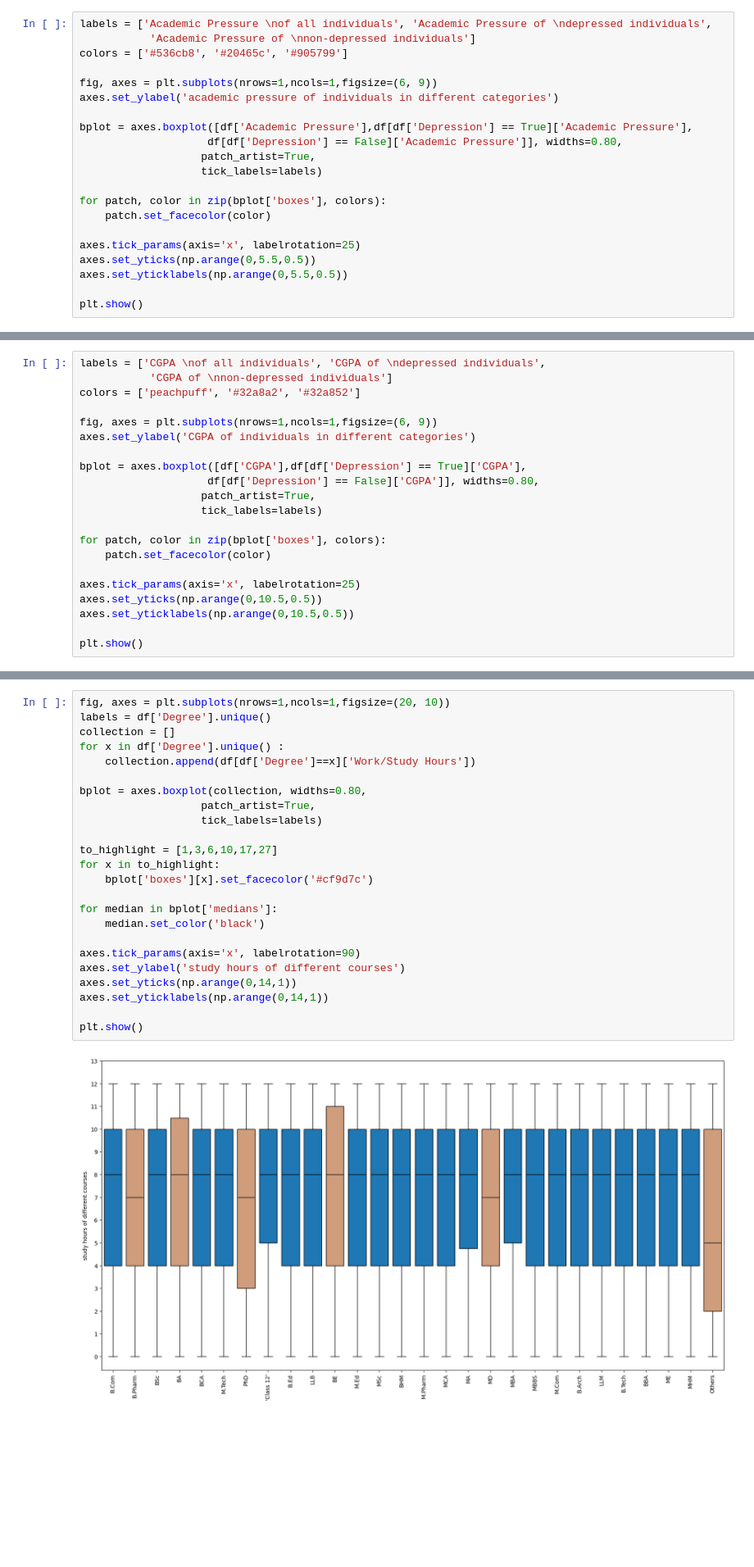
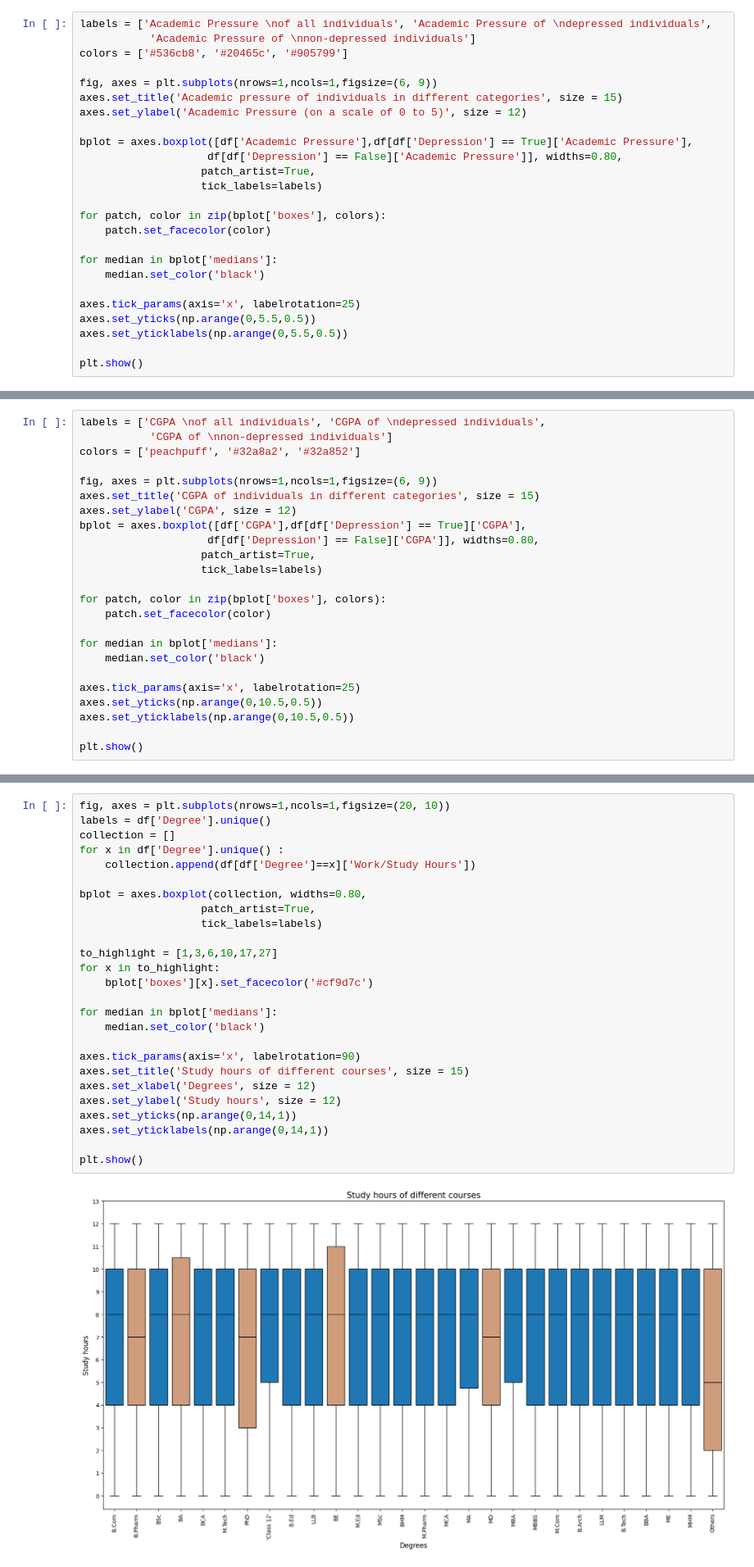
Before and after one commit to gagankumar2488/student_depression_data_analysis, a Jupyter notebook: analysis/analysis_process.ipynb, the cells around one changed output, grey strips where cells are left out. Shown at 82% size. Saved outputs shown, nothing was run; the diff lists cells and outputs as text; blank space fills up the shorter version.

```diff
--- a/analysis/analysis_process.ipynb
+++ b/analysis/analysis_process.ipynb
@@ -205,7 +222,8 @@ labels = ['Academic Pressure \nof all individuals', 'Academic Pressure of \ndepr
 colors = ['#536cb8', '#20465c', '#905799']
 
 fig, axes = plt.subplots(nrows=1,ncols=1,figsize=(6, 9))
-axes.set_ylabel('academic pressure of individuals in different categories')
+axes.set_title('Academic pressure of individuals in different categories', size = 15)
+axes.set_ylabel('Academic Pressure (on a scale of 0 to 5)', size = 12)
 
 bplot = axes.boxplot([df['Academic Pressure'],df[df['Depression'] == True]['Academic Pressure'],
                     df[df['Depression'] == False]['Academic Pressure']], widths=0.80,
@@ -215,6 +233,9 @@ bplot = axes.boxplot([df['Academic Pressure'],df[df['Depression'] == True]['Acad
 for patch, color in zip(bplot['boxes'], colors):
     patch.set_facecolor(color)
 
+for median in bplot['medians']:
+    median.set_color('black')
+
 axes.tick_params(axis='x', labelrotation=25)
 axes.set_yticks(np.arange(0,5.5,0.5))
 axes.set_yticklabels(np.arange(0,5.5,0.5))
@@ -228,8 +249,8 @@ labels = ['CGPA \nof all individuals', 'CGPA of \ndepressed individuals',
 colors = ['peachpuff', '#32a8a2', '#32a852']
 
 fig, axes = plt.subplots(nrows=1,ncols=1,figsize=(6, 9))
-axes.set_ylabel('CGPA of individuals in different categories')
-
+axes.set_title('CGPA of individuals in different categories', size = 15)
+axes.set_ylabel('CGPA', size = 12)
 bplot = axes.boxplot([df['CGPA'],df[df['Depression'] == True]['CGPA'],
                     df[df['Depression'] == False]['CGPA']], widths=0.80,
                    patch_artist=True,
@@ -238,6 +259,9 @@ bplot = axes.boxplot([df['CGPA'],df[df['Depression'] == True]['CGPA'],
 for patch, color in zip(bplot['boxes'], colors):
     patch.set_facecolor(color)
 
+for median in bplot['medians']:
+    median.set_color('black')
+
 axes.tick_params(axis='x', labelrotation=25)
 axes.set_yticks(np.arange(0,10.5,0.5))
 axes.set_yticklabels(np.arange(0,10.5,0.5))
@@ -248,29 +272,31 @@ plt.show()
 # %%
 fig, axes = plt.subplots(nrows=1,ncols=1,figsize=(20, 10))
 labels = df['Degree'].unique()
 collection = []
 for x in df['Degree'].unique() :
     collection.append(df[df['Degree']==x]['Work/Study Hours'])
 
 bplot = axes.boxplot(collection, widths=0.80,
                    patch_artist=True,
                    tick_labels=labels)
 
 to_highlight = [1,3,6,10,17,27]
 for x in to_highlight:
     bplot['boxes'][x].set_facecolor('#cf9d7c')
 
 for median in bplot['medians']:
     median.set_color('black')
 
 axes.tick_params(axis='x', labelrotation=90)
-axes.set_ylabel('study hours of different courses')
+axes.set_title('Study hours of different courses', size = 15)
+axes.set_xlabel('Degrees', size = 12)
+axes.set_ylabel('Study hours', size = 12)
 axes.set_yticks(np.arange(0,14,1))
 axes.set_yticklabels(np.arange(0,14,1))
 
 plt.show()
 # %% [output]
-[figure, old version]
+[figure, new version]
 # %%
 fig, axes = plt.subplots(nrows=1,ncols=1,figsize=(20, 10))
 labels = df['City'].unique()
```
Also changed, not shown: parts of 14 cells of this notebook.
